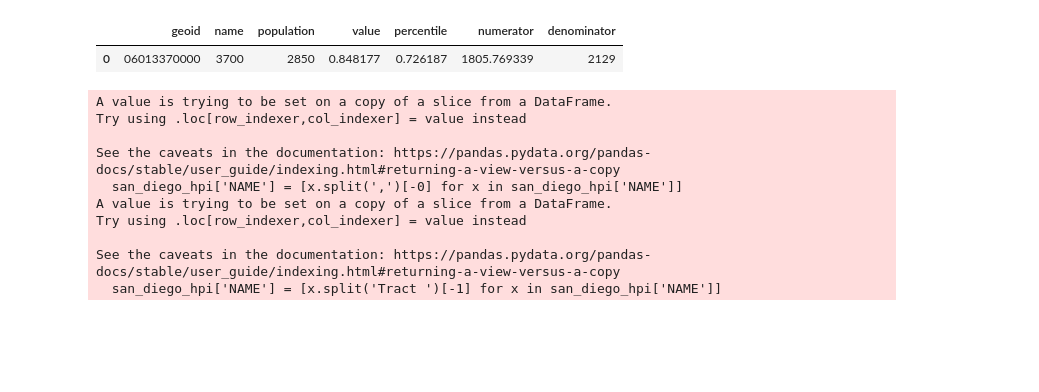
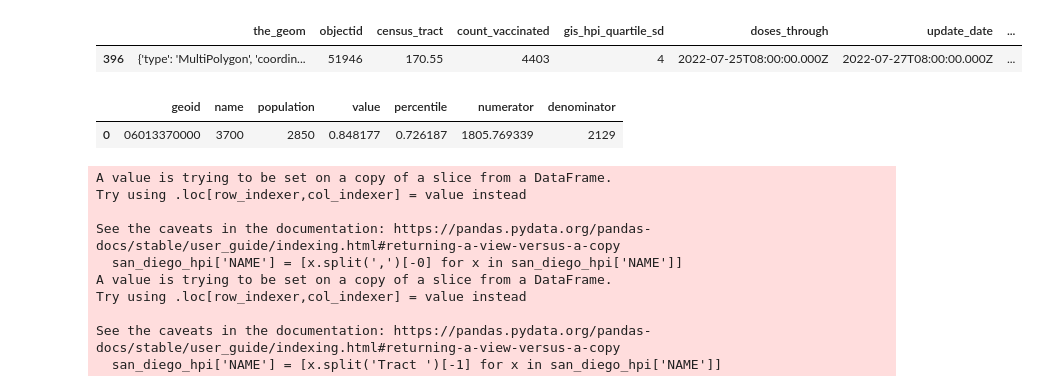
Before and after one commit to kacastel/DSCI-510-Final-Project, a Jupyter notebook: 510fpplay.ipynb, the cells around one changed output. Saved outputs shown, nothing was run; the diff lists cells and outputs as text; code cells hidden in the pictures; blank space fills up the shorter version.

```diff
--- a/510fpplay.ipynb
+++ b/510fpplay.ipynb
@@ -28,3 +30,14 @@ filtered
+# %%
+# filtered = vaccine_data[vaccine_data['objectid'] == '51876']
+# filtered = vaccine_data[vaccine_data['census_tract'] == '170.55']
+vaccine_data[vaccine_data['census_tract'] == '170.55']
+
+
+
+# filtered
+# %% [output]
+|  | the_geom | objectid | census_tract | count_vaccinated | gis_hpi_quartile_sd | doses_through | update_date | ... |
+| 396 | {'type': 'MultiPolygon', 'coordin... | 51946 | 170.55 | 4403 | 4 | 2022-07-25T08:00:00.000Z | 2022-07-27T08:00:00.000Z | ... |
 # %%
 hpi_data.head(1)
 # %% [output]
```
Also changed, not shown: parts of 4 cells of this notebook.
